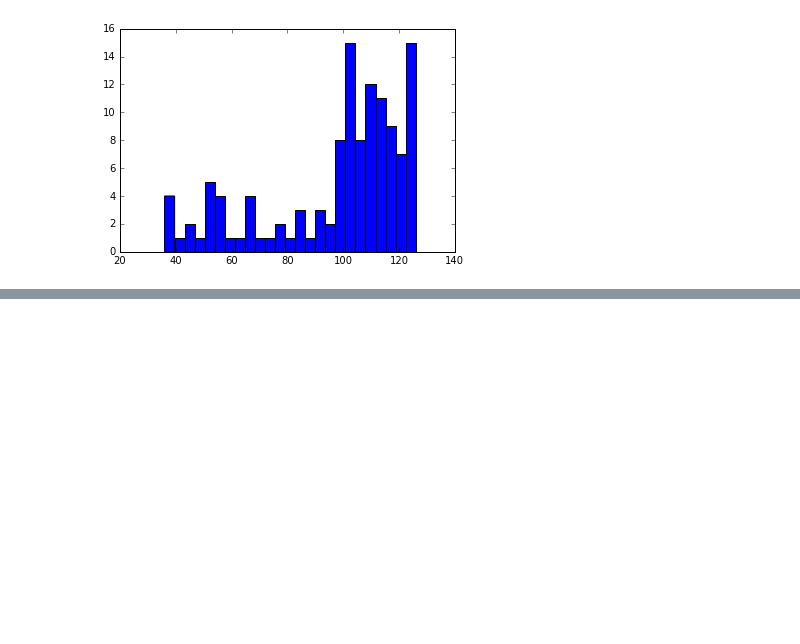
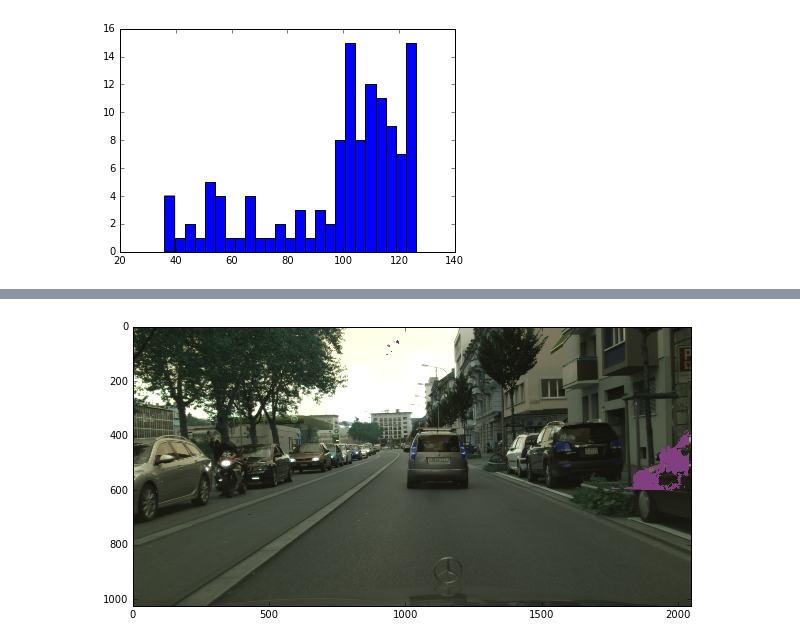
Before and after one commit to Avidereta/dl_project, a Jupyter notebook: preprocess_cityscapes.ipynb, the cells around one changed output, grey strips where cells are left out. Drawn from its saved outputs; the diff is of its cells as text; code cells hidden in the pictures; blank space fills up the shorter version.

```diff
--- a/preprocess_cityscapes.ipynb
+++ b/preprocess_cityscapes.ipynb
@@ -152,0 +165,12 @@ plt.hist(max_disps, bins=25)
+# %%
+def VisualPredDisp (pred_disp, disp_map, img):
+
+    color = [128,64,128]
+    vis_img = img.copy()
+    x = np.arange(disp_map.shape[1])
+    y = np.arange(disp_map.shape[0])
+
+    for i,j in itertools.product(y,x):
+        if pred_disp - error <= disp_map[i,j,0] <= pred_disp + error:
+            vis_img[i,j,:] = color
+    return vis_img
@@ -152,0 +183,4 @@ plt.hist(max_disps, bins=25)
+# %%
+Plot(visual_pred)
+# %% [output]
+[figure, added]
```
Also changed, not shown: parts of 13 cells of this notebook, 3 other files.
